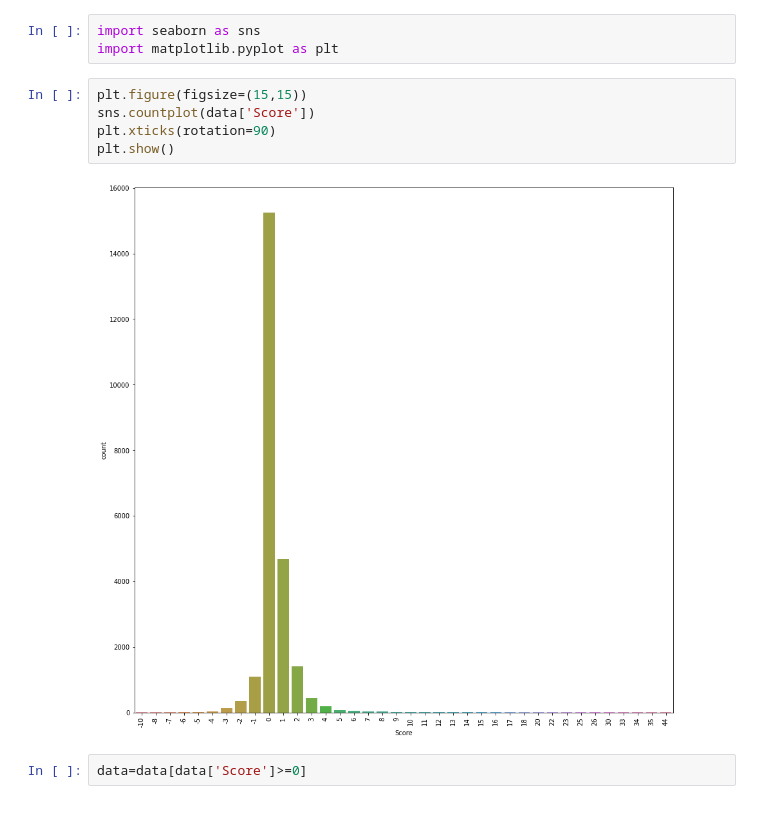
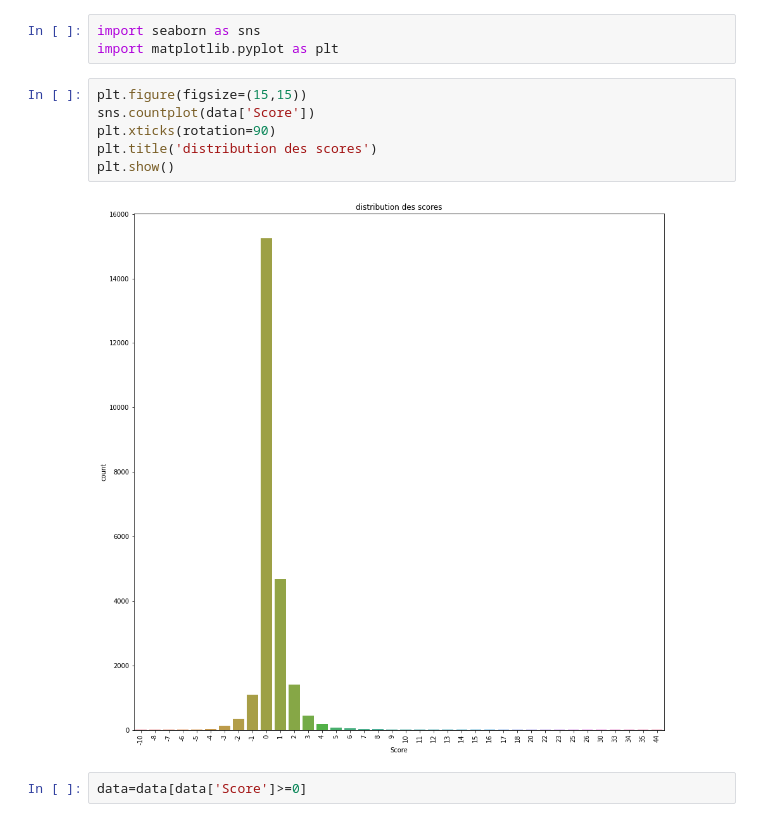
Before and after one commit to Farouk96/Predict_tags_question, a Jupyter notebook: Questions_tags_exploratoire.ipynb, the cells around one changed output. Cells and saved outputs as stored; diff of their text form.

```diff
--- a/Questions_tags_exploratoire.ipynb
+++ b/Questions_tags_exploratoire.ipynb
@@ -97,10 +97,11 @@ import matplotlib.pyplot as plt
 # %%
 plt.figure(figsize=(15,15))
 sns.countplot(data['Score'])
 plt.xticks(rotation=90)
+plt.title('distribution des scores')
 plt.show()
 # %% [output]
-[figure, old version]
+[figure, new version]
 # %%
 data=data[data['Score']>=0]
 # %%
```
Also changed, not shown: parts of 18 cells of this notebook.
